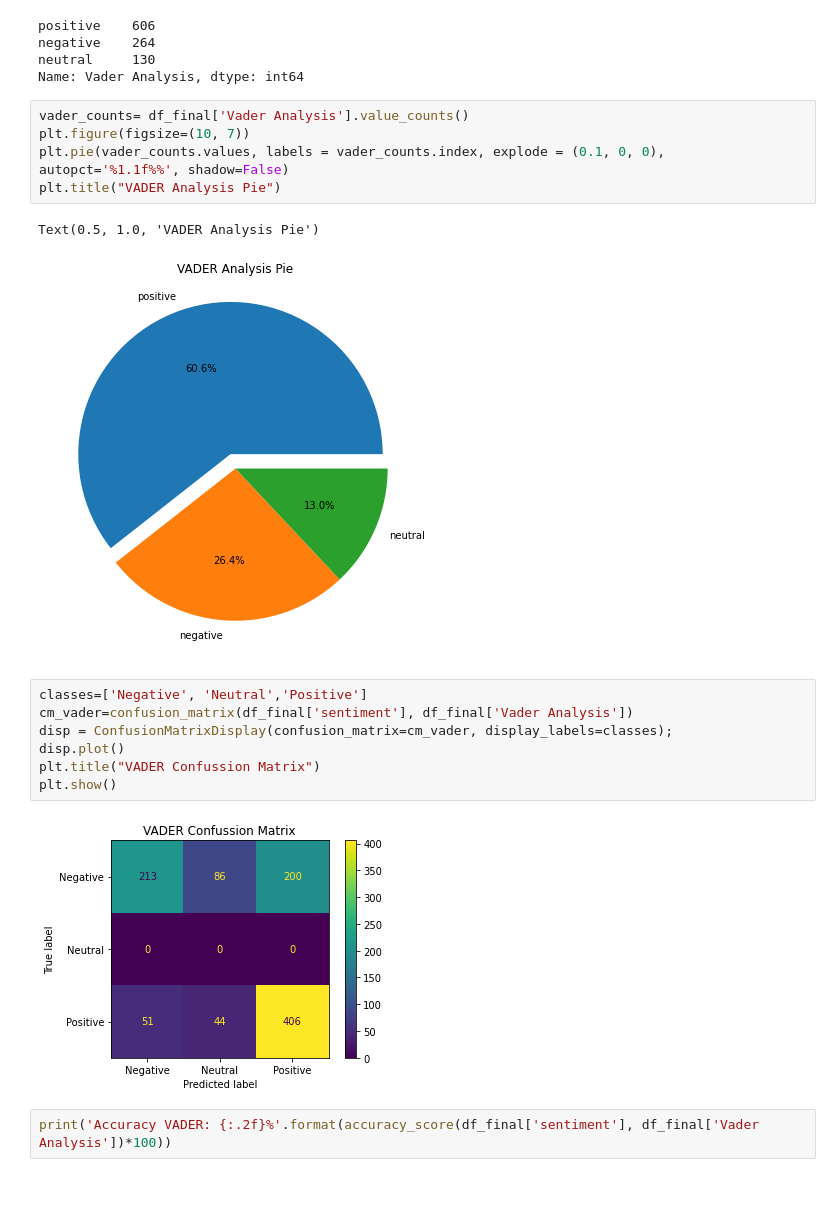
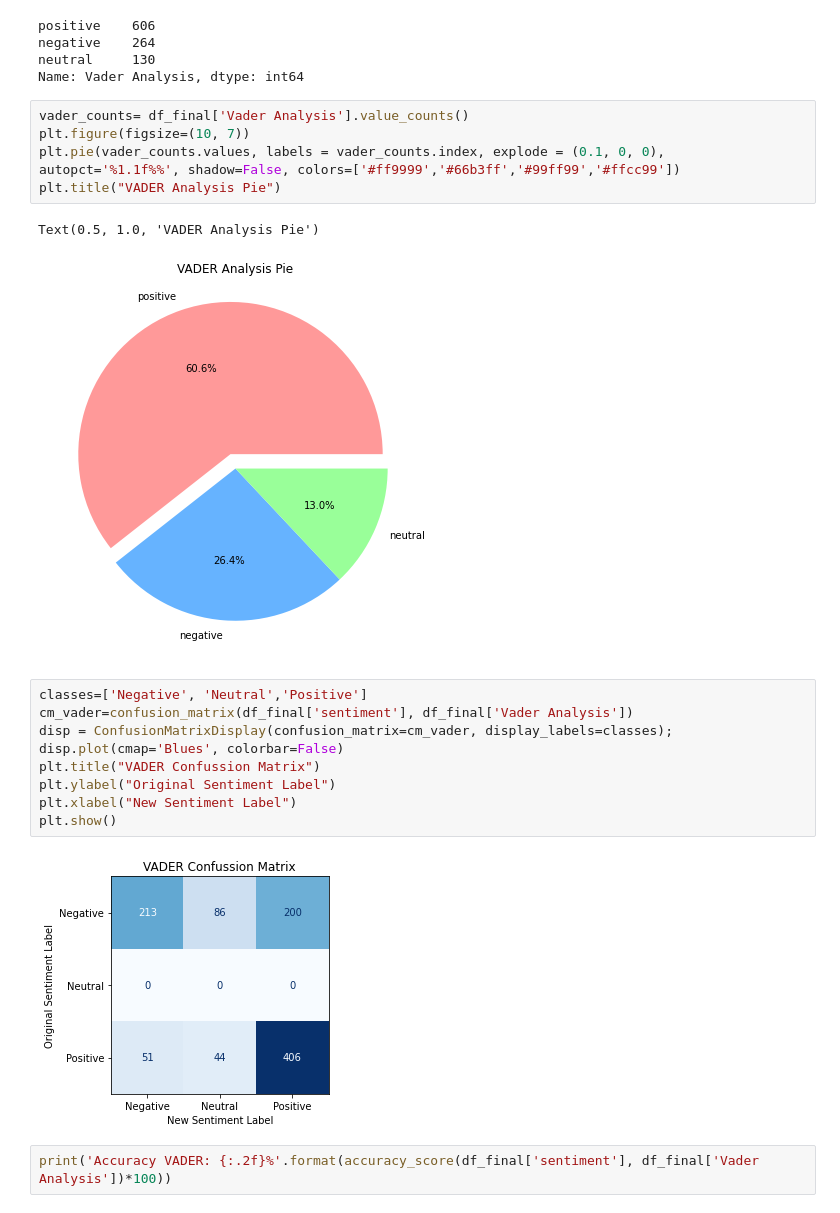
Before and after one commit to karlacuv/MCD_Procesamiento, a Jupyter notebook: Tarea2_AnalisisSentimiento.ipynb, the cells around one changed output. Cells and saved outputs as stored; diff of their text form.

```diff
--- a/Tarea2_AnalisisSentimiento.ipynb
+++ b/Tarea2_AnalisisSentimiento.ipynb
@@ -255,20 +257,22 @@ Name: Vader Analysis, dtype: int64
 # %%
 vader_counts= df_final['Vader Analysis'].value_counts()
 plt.figure(figsize=(10, 7))
-plt.pie(vader_counts.values, labels = vader_counts.index, explode = (0.1, 0, 0), autopct='%1.1f%%', shadow=False)
+plt.pie(vader_counts.values, labels = vader_counts.index, explode = (0.1, 0, 0), autopct='%1.1f%%', shadow=False, colors=['#ff9999','#66b3ff','#99ff99','#ffcc99'])
 plt.title("VADER Analysis Pie")
 # %% [output]
 Text(0.5, 1.0, 'VADER Analysis Pie')
-[figure, old version]
+[figure, new version]
 # %%
 classes=['Negative', 'Neutral','Positive']
 cm_vader=confusion_matrix(df_final['sentiment'], df_final['Vader Analysis'])
 disp = ConfusionMatrixDisplay(confusion_matrix=cm_vader, display_labels=classes);
-disp.plot()
+disp.plot(cmap='Blues', colorbar=False)
 plt.title("VADER Confussion Matrix")
+plt.ylabel("Original Sentiment Label")
+plt.xlabel("New Sentiment Label")
 plt.show()
 # %% [output]
-[figure, old version]
+[figure, new version]
 # %%
 print('Accuracy VADER: {:.2f}%'.format(accuracy_score(df_final['sentiment'], df_final['Vader Analysis'])*100))
 # %% [output]
```
Also changed, not shown: parts of 5 cells of this notebook.
